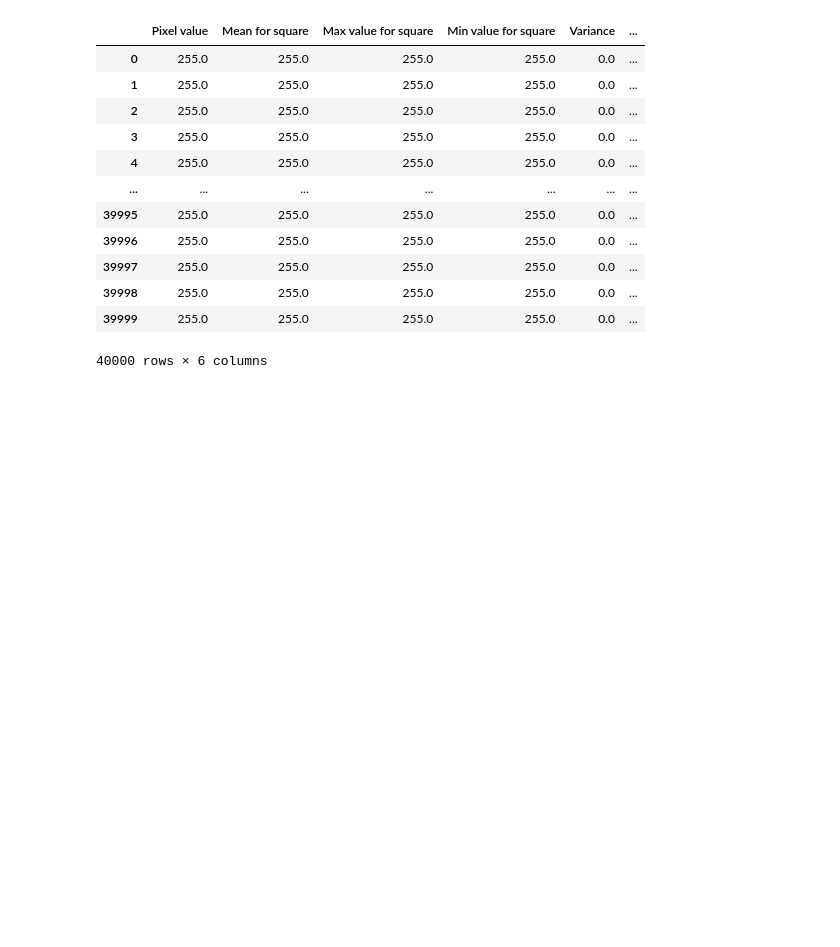
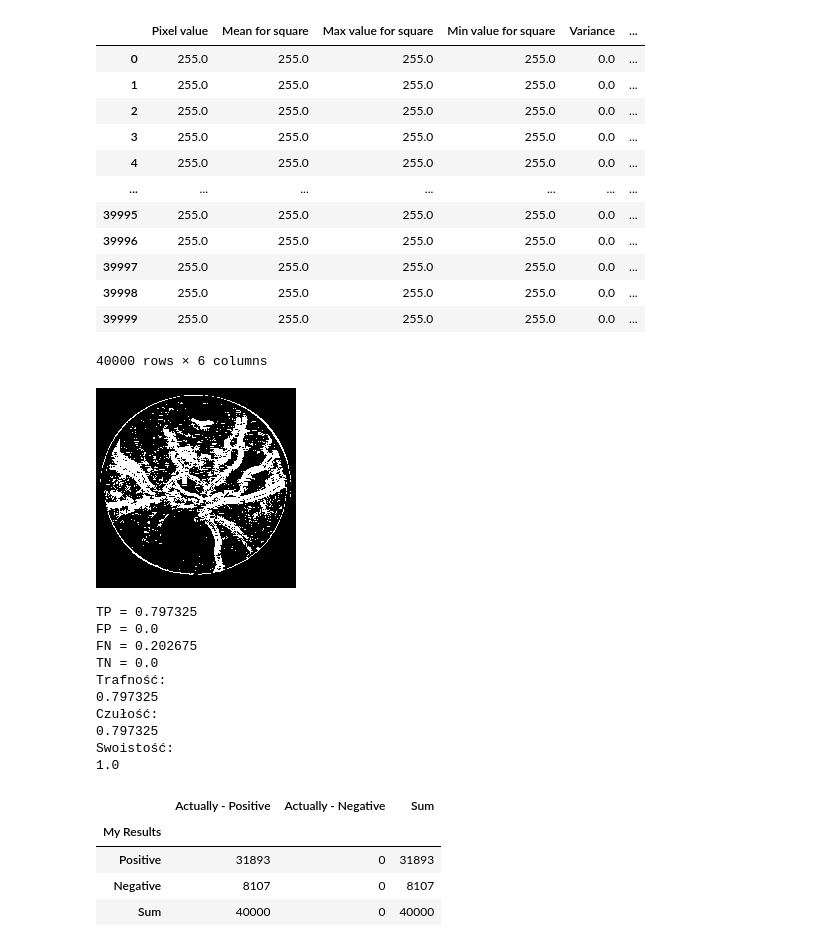
Before and after one commit to EwaKomkowska/Informatyka_w_medycynie, a Jupyter notebook: SitkowkaOka/SiatkowkaOkaBeata.ipynb, the cells around one changed output. Cells and saved outputs as stored; diff of their text form; code cells hidden in the pictures; blank space fills up the shorter version.

Commit message:
all images

```diff
--- a/SitkowkaOka/SiatkowkaOkaBeata.ipynb
+++ b/SitkowkaOka/SiatkowkaOkaBeata.ipynb
@@ -913,14 +913,13 @@ Swoistość:
 | Sum | 40000 | 0 | 40000 |
 # %%
 ####### IMAGE 2 ###############
-df_image1 = create_dataframe(image1, expert1, cols)
-df_image1
+df_image2 = create_dataframe(image2, expert2, cols)
 
 X_cols = ["Pixel value", "Mean for square", "Max value for square", "Min value for square", "Variance",
                "Third central moment"]
 
-df_image1_X = df_image1[X_cols]
-df_image1_X
+df_image2_X = df_image2[X_cols]
+df_image2_X
 # %% [output]
 |  | Pixel value | Mean for square | Max value for square | Min value for square | Variance | ... |
 | 0 | 255.0 | 255.0 | 255.0 | 255.0 | 0.0 | ... |
@@ -936,12 +935,29 @@ df_image1_X
 | 39999 | 255.0 | 255.0 | 255.0 | 255.0 | 0.0 | ... |
 40000 rows × 6 columns
 # %%
-ynew = create_image(model, df_image1, df_image1_X)
+ynew = create_image(model, df_image2, df_image2_X)
 
 image_res = resize_to_white_black(ynew)
 show_image(image_res)
 
-TP, TN, FP, FN = count_quality(image_res, expert1)
+TP, TN, FP, FN = count_quality(image_res, expert2)
 show_properties(TP, TN, FP, FN)
-confusion_matrix1 = confusion_matrix(TP, TN, FP, FN)
-confusion_matrix1
+confusion_matrix2 = confusion_matrix(TP, TN, FP, FN)
+confusion_matrix2
+# %% [output]
+[figure, added]
+TP = 0.797325
+FP = 0.0
+FN = 0.202675
+TN = 0.0
+Trafność:
+0.797325
+Czułość:
+0.797325
+Swoistość:
+1.0
+|  | Actually - Positive | Actually - Negative | Sum |
+| My Results |  |  |  |
+| Positive | 31893 | 0 | 31893 |
+| Negative | 8107 | 0 | 8107 |
+| Sum | 40000 | 0 | 40000 |
```
Also changed, not shown: parts of 6 cells of this notebook.
